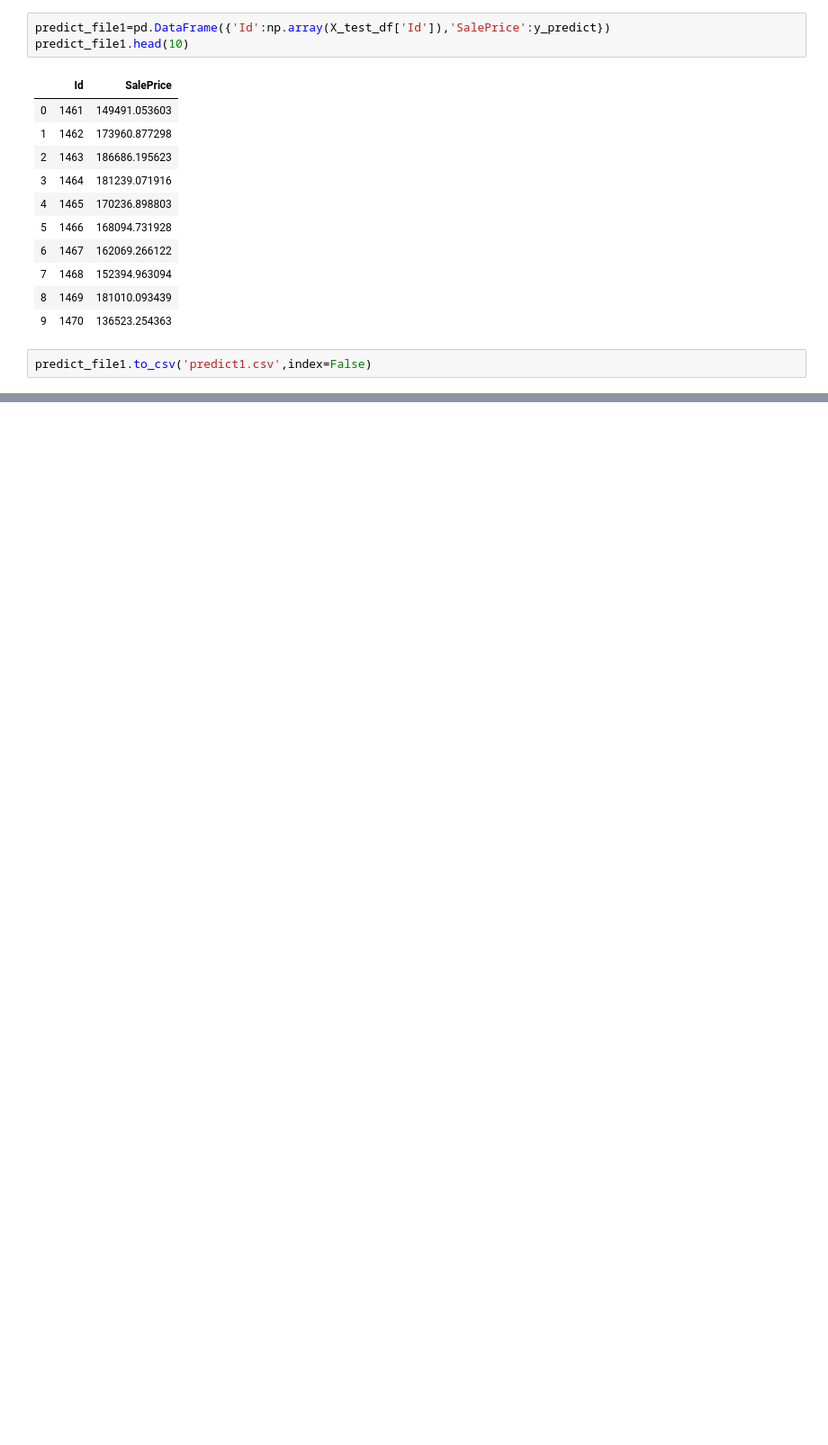
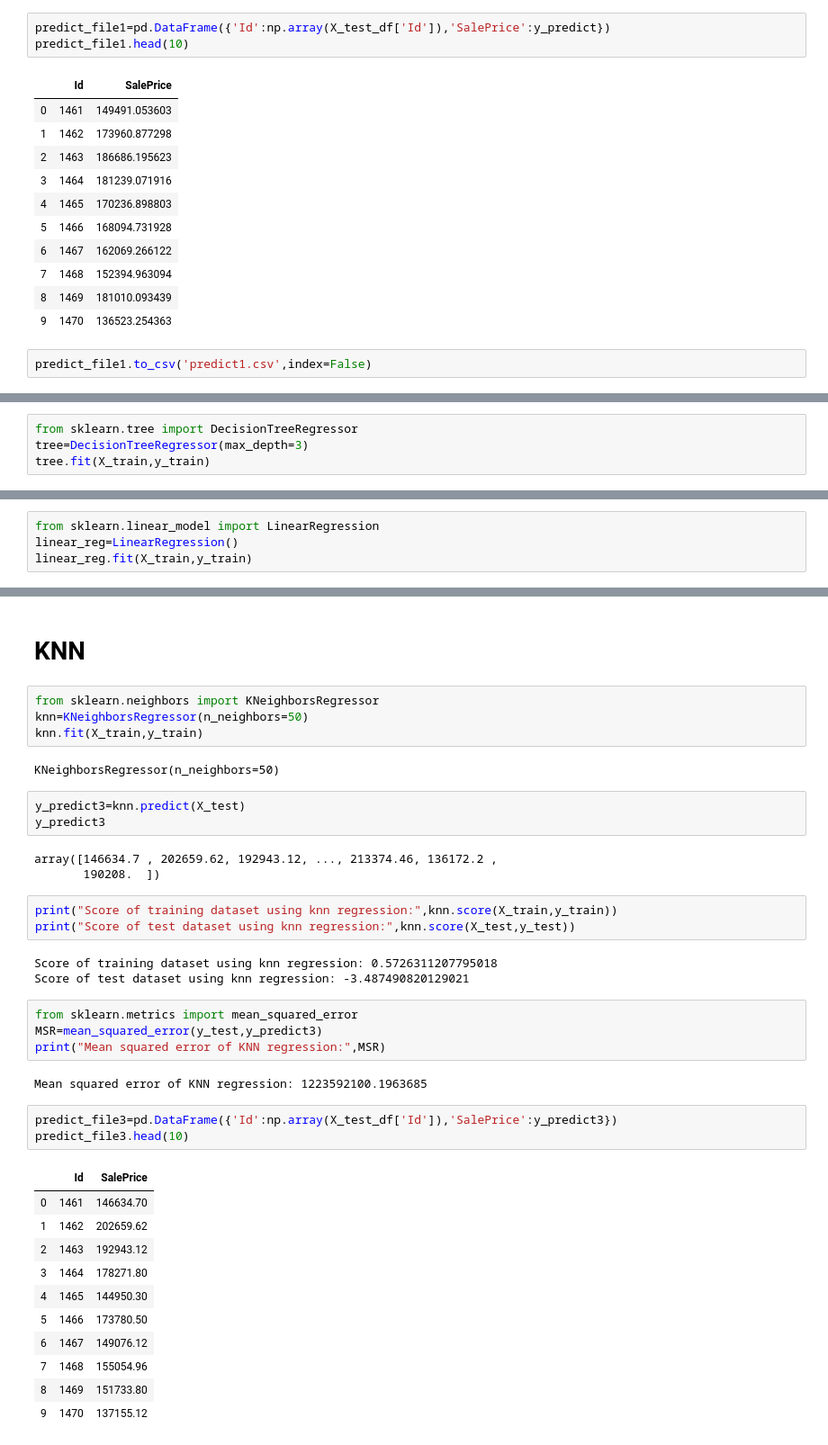
Before and after one commit to AksharaReddyPatlannagari/MACHINE-LEARNING, a Jupyter notebook: Housing_prices_kaggle/price.ipynb, the cells around one changed output, grey strips where cells are left out. Shown at 90% size. Cells and saved outputs as stored; diff of their text form; blank space fills up the shorter version.

```diff
--- a/Housing_prices_kaggle/price.ipynb
+++ b/Housing_prices_kaggle/price.ipynb
@@ -540,0 +549,4 @@ predict_file1.to_csv('predict1.csv',index=False)
+# %%
+from sklearn.tree import DecisionTreeRegressor
+tree=DecisionTreeRegressor(max_depth=3)
+tree.fit(X_train,y_train)
@@ -540,0 +590,4 @@ predict_file1.to_csv('predict1.csv',index=False)
+# %%
+from sklearn.linear_model import LinearRegression
+linear_reg=LinearRegression()
+linear_reg.fit(X_train,y_train)
@@ -540,0 +614,41 @@ predict_file1.to_csv('predict1.csv',index=False)
+# %% [markdown]
+# KNN
+# %%
+from sklearn.neighbors import KNeighborsRegressor
+knn=KNeighborsRegressor(n_neighbors=50)
+knn.fit(X_train,y_train)
+# %% [output]
+KNeighborsRegressor(n_neighbors=50)
+# %%
+y_predict3=knn.predict(X_test)
+y_predict3
+# %% [output]
+array([146634.7 , 202659.62, 192943.12, ..., 213374.46, 136172.2 ,
+       190208.  ])
+# %%
+print("Score of training dataset using knn regression:",knn.score(X_train,y_train))
+print("Score of test dataset using knn regression:",knn.score(X_test,y_test))
+# %% [output]
+Score of training dataset using knn regression: 0.5726311207795018
+Score of test dataset using knn regression: -3.487490820129021
+# %%
+from sklearn.metrics import mean_squared_error
+MSR=mean_squared_error(y_test,y_predict3)
+print("Mean squared error of KNN regression:",MSR)
+# %% [output]
+Mean squared error of KNN regression: 1223592100.1963685
+# %%
+predict_file3=pd.DataFrame({'Id':np.array(X_test_df['Id']),'SalePrice':y_predict3})
+predict_file3.head(10)
+# %% [output]
+|  | Id | SalePrice |
+| 0 | 1461 | 146634.70 |
+| 1 | 1462 | 202659.62 |
+| 2 | 1463 | 192943.12 |
+| 3 | 1464 | 178271.80 |
+| 4 | 1465 | 144950.30 |
+| 5 | 1466 | 173780.50 |
+| 6 | 1467 | 149076.12 |
+| 7 | 1468 | 155054.96 |
+| 8 | 1469 | 151733.80 |
+| 9 | 1470 | 137155.12 |
```
Also changed, not shown: parts of 13 cells of this notebook, 1 other file.
